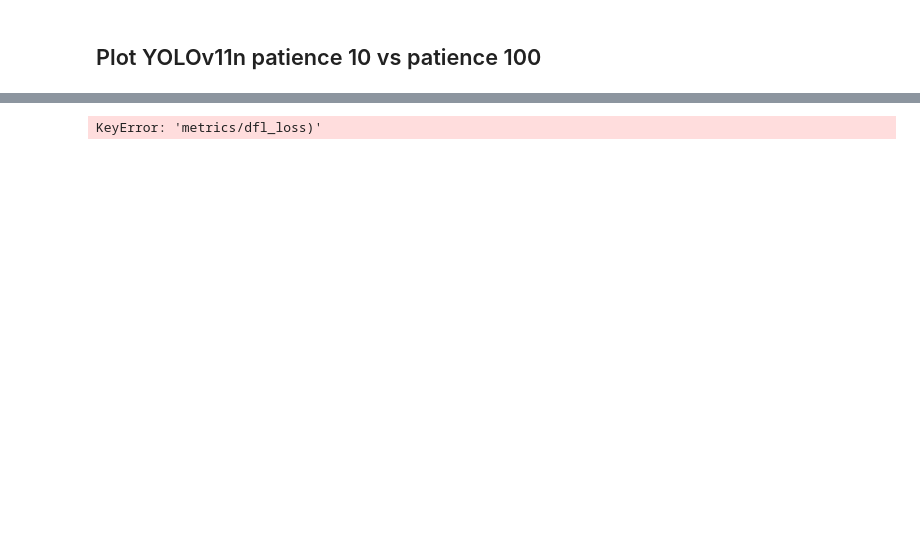
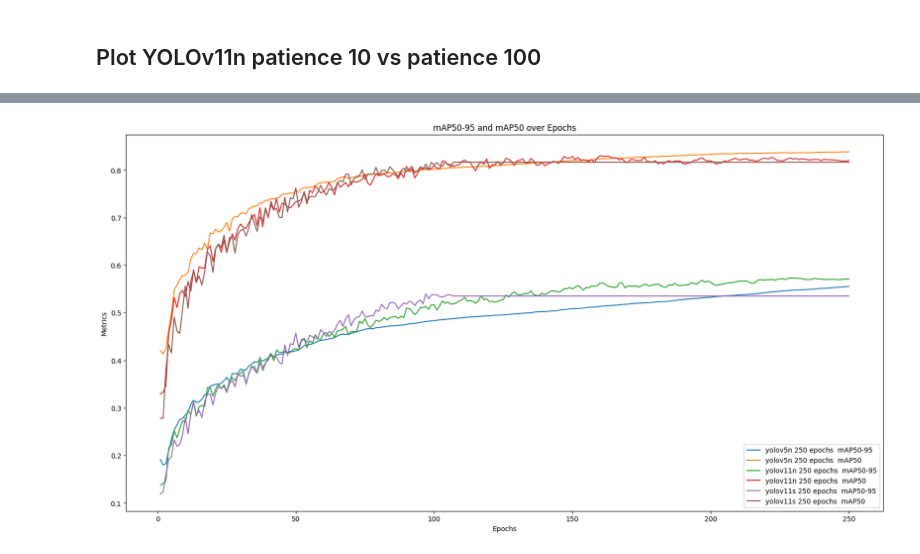
Before and after one commit to TheGoncaloSilva/yolo_pothole_detection, a Jupyter notebook: analyze_results2.ipynb, the cells around one changed output, grey strips where cells are left out. Drawn from its saved outputs; the diff is of its cells as text; code cells hidden in the pictures; blank space fills up the shorter version.

```diff
--- a/analyze_results2.ipynb
+++ b/analyze_results2.ipynb
@@ -276,8 +373,7 @@ plt.show()
 # %%
-
-all_dfl = []
-all_class = []
-all_box= []
+all_epochs = []
+all_mAP5095 = []
+all_mAP50 = []
 
 # Filter the trainingResults to include only the specified models
 version_results = [trainingResults.get("yolov5nu_250_epochs_10_patience"), trainingResults.get("yolov11n_250_epochs_100_patience_reduced_dataset"), trainingResults.get("yolov11s_250_epochs_10_patience_reduced_dataset")]
@@ -286,44 +382,41 @@ version_results = [trainingResults.get("yolov5nu_250_epochs_10_patience"), train
 min_epoch = float('inf')
 max_epoch = float('-inf')
 for model_info in version_results:
     if model_info and "path" in model_info:
         df = pd.read_csv(model_info["path"])
         min_epoch = min(min_epoch, df['epoch'].min())
         max_epoch = max(max_epoch, df['epoch'].max())
 
 # Create a common set of epochs
 common_epochs = np.arange(min_epoch, max_epoch + 1)
 
 # Extract the data for the specified models and interpolate to the common set of epochs
 for model_info in version_results:
     if model_info and "path" in model_info:
         df = pd.read_csv(model_info["path"])
         epochs = df['epoch']
-        dfl = df['metrics/dfl_loss)']
-        clss = df['metrics/cls_loss)']
-        box = df['metrics/box_loss)']
+        mAP5095 = df['metrics/mAP50-95(B)']
+        mAP50 = df['metrics/mAP50(B)']
 
         # Interpolate precision and recall to the common set of epochs
-        precision_interp = np.interp(common_epochs, epochs, precision)
-        recall_interp = np.interp(common_epochs, epochs, recall)
+        mAP5095_interp = np.interp(common_epochs, epochs, mAP5095)
+        mAP50_interp = np.interp(common_epochs, epochs, mAP50)
 
         all_epochs.append(common_epochs)
-        all_dfl.append(dfl)
-        all_class.append(clss)
-        all_box.append(box)
+        all_mAP5095.append(mAP5095_interp)
+        all_mAP50.append(mAP50_interp)
 
         labels.append(model_info["model"] + " " + str(model_info["epochs"]) + " epochs " + str(model_info["patience"]) + " patience")
 
-# Plot the precision and recall metrics
+# Plot the mAP metrics
 plt.figure(figsize=(20, 10))
 for i in range(len(all_epochs)):
-    plt.plot(all_epochs[i], all_dfl[i], label=labels[i] + " precision")
-    plt.plot(all_epochs[i], all_class[i], label=labels[i] + " recall")
-    plt.plot(all_epochs[i], all_box[i], label=labels[i] + " dfl")
+    plt.plot(all_epochs[i], all_mAP5095[i], label=labels[i] + " mAP50-95")
+    plt.plot(all_epochs[i], all_mAP50[i], label=labels[i] + " mAP50")
 plt.xlabel('Epochs')
 plt.ylabel('Metrics')
-plt.title('Precision and Recall over Epochs')
+plt.title('mAP50-95 and mAP50 over Epochs')
 plt.legend()
 plt.show()
 # %% [output]
-KeyError: 'metrics/dfl_loss)'
+[figure, added]
```
Also changed, not shown: parts of 6 cells of this notebook.
